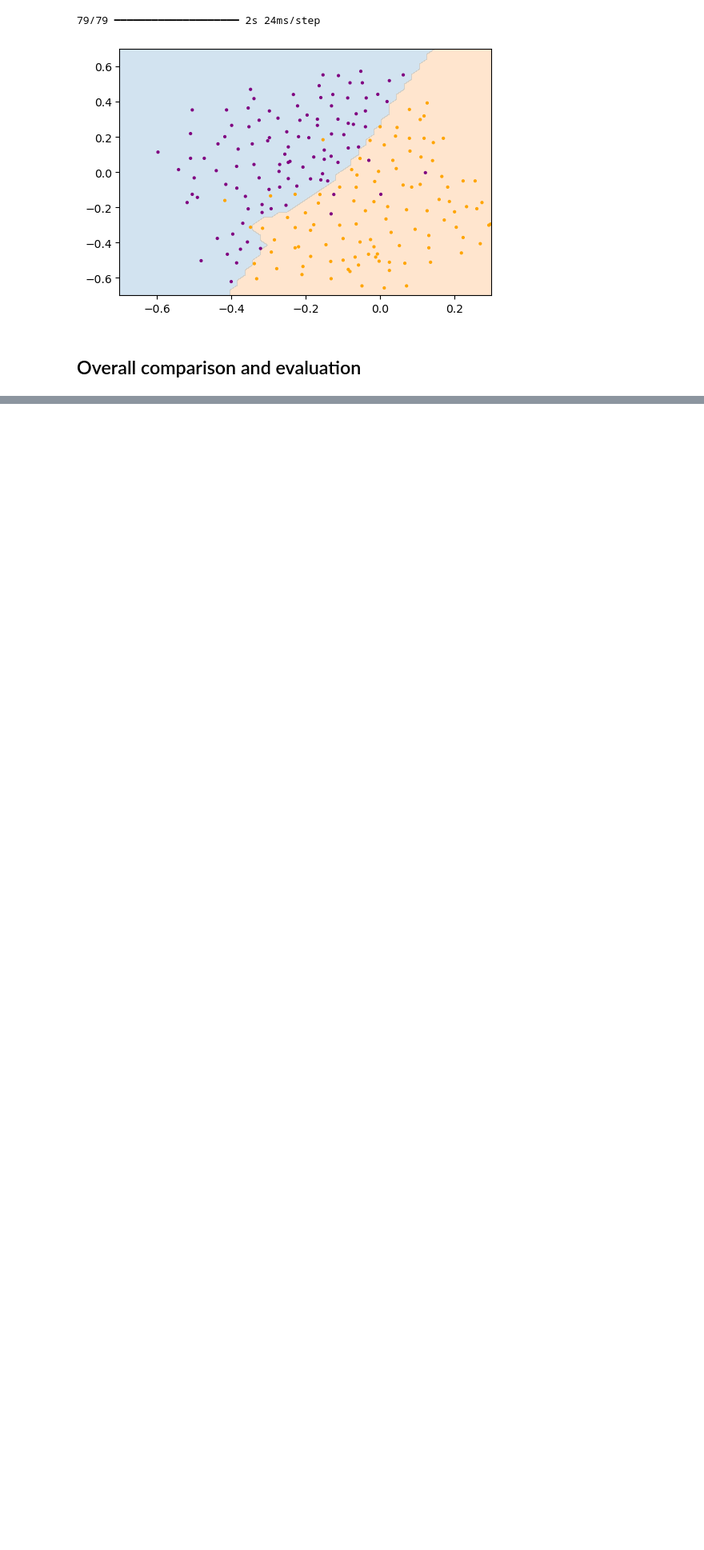
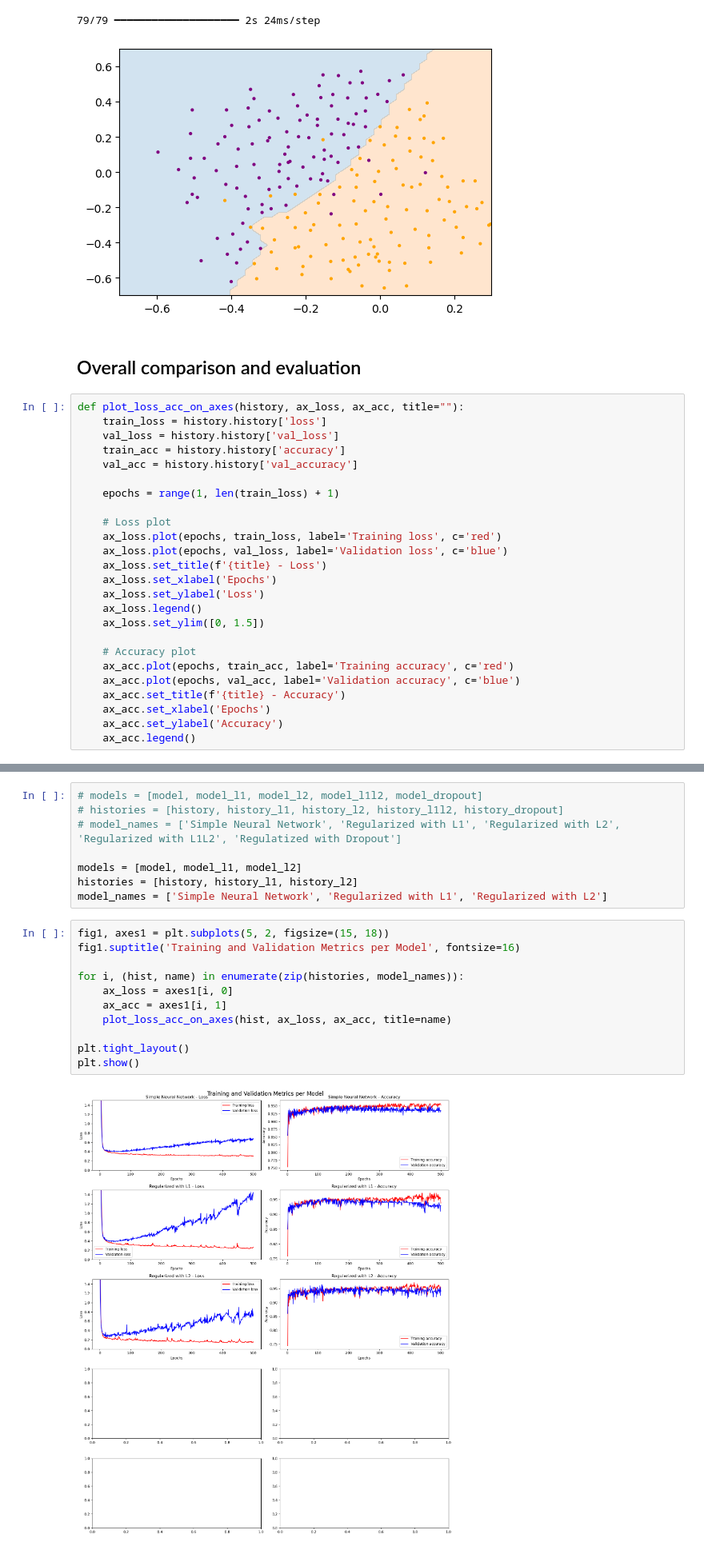
Before and after one commit to pedram-ep/learning-neural-networks, a Jupyter notebook: regularization-l1l2-dropout/regularization-methods.ipynb, the cells around one changed output, grey strips where cells are left out. Shown at 80% size. Cells and saved outputs as stored; diff of their text form; blank space fills up the shorter version.

Commit message:
add incomplete functions to show the overall results

```diff
--- a/regularization-l1l2-dropout/regularization-methods.ipynb
+++ b/regularization-l1l2-dropout/regularization-methods.ipynb
@@ -343,3 +343,28 @@ plt.show()
 [figure]
 # %% [markdown]
 ## Overall comparison and evaluation
+# %%
+def plot_loss_acc_on_axes(history, ax_loss, ax_acc, title=""):
+    train_loss = history.history['loss']
+    val_loss = history.history['val_loss']
+    train_acc = history.history['accuracy']
+    val_acc = history.history['val_accuracy']
+
+    epochs = range(1, len(train_loss) + 1)
+
+    # Loss plot
+    ax_loss.plot(epochs, train_loss, label='Training loss', c='red')
+    ax_loss.plot(epochs, val_loss, label='Validation loss', c='blue')
+    ax_loss.set_title(f'{title} - Loss')
+    ax_loss.set_xlabel('Epochs')
+    ax_loss.set_ylabel('Loss')
+    ax_loss.legend()
+    ax_loss.set_ylim([0, 1.5])
+
+    # Accuracy plot
+    ax_acc.plot(epochs, train_acc, label='Training accuracy', c='red')
+    ax_acc.plot(epochs, val_acc, label='Validation accuracy', c='blue')
+    ax_acc.set_title(f'{title} - Accuracy')
+    ax_acc.set_xlabel('Epochs')
+    ax_acc.set_ylabel('Accuracy')
+    ax_acc.legend()
@@ -345,0 +391,21 @@ plt.show()
+# %%
+# models = [model, model_l1, model_l2, model_l1l2, model_dropout]
+# histories = [history, history_l1, history_l2, history_l1l2, history_dropout]
+# model_names = ['Simple Neural Network', 'Regularized with L1', 'Regularized with L2', 'Regularized with L1L2', 'Regulatized with Dropout']
+
+models = [model, model_l1, model_l2]
+histories = [history, history_l1, history_l2]
+model_names = ['Simple Neural Network', 'Regularized with L1', 'Regularized with L2']
+# %%
+fig1, axes1 = plt.subplots(5, 2, figsize=(15, 18))
+fig1.suptitle('Training and Validation Metrics per Model', fontsize=16)
+
+for i, (hist, name) in enumerate(zip(histories, model_names)):
+    ax_loss = axes1[i, 0]
+    ax_acc = axes1[i, 1]
+    plot_loss_acc_on_axes(hist, ax_loss, ax_acc, title=name)
+
+plt.tight_layout()
+plt.show()
+# %% [output]
+[figure, added]
```
Also changed, not shown: parts of 4 cells of this notebook.
